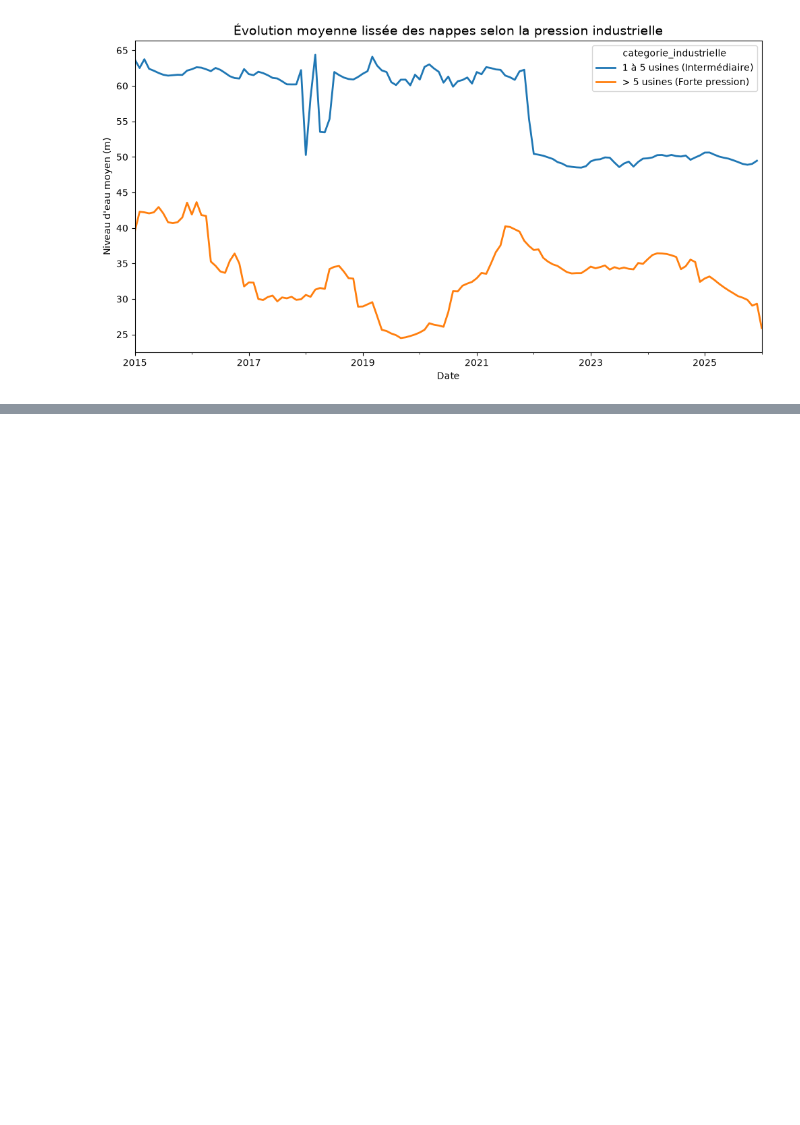
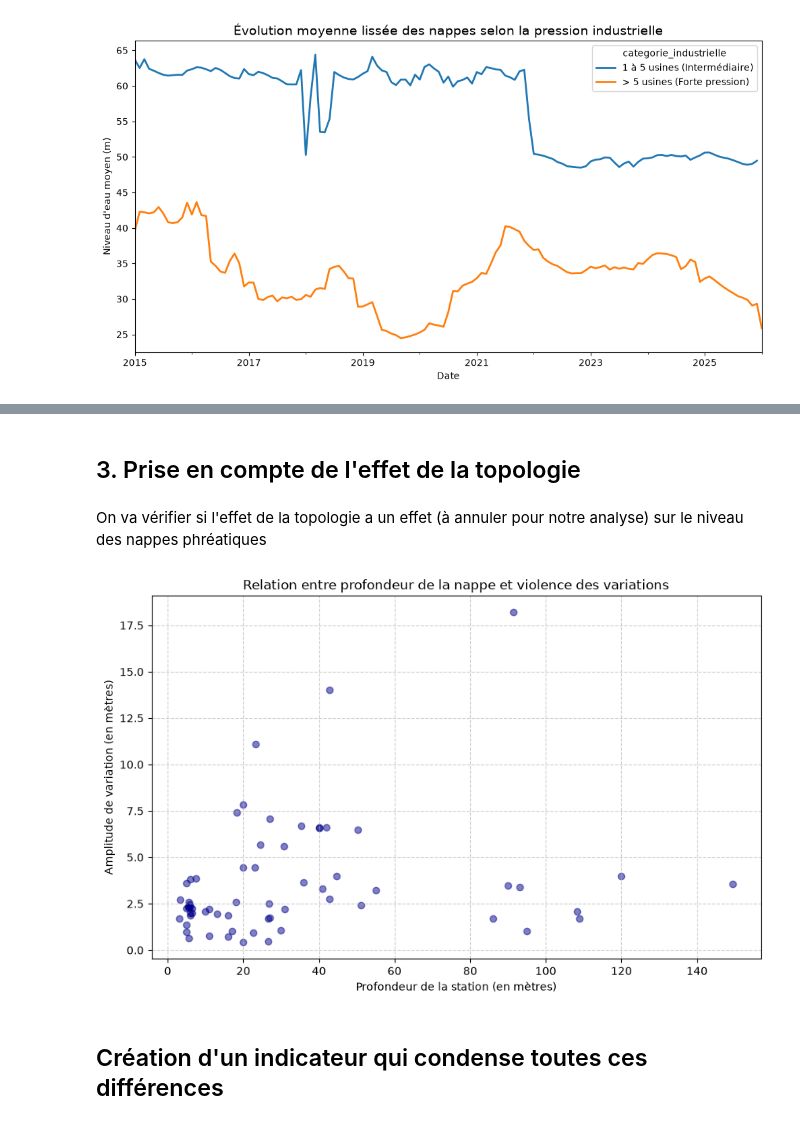
Before and after one commit to Nathan-de-J/PYDS, a Jupyter notebook: website/code/index_nathan.ipynb, the cells around one changed output, grey strips where cells are left out. Saved outputs shown, nothing was run; the diff lists cells and outputs as text; code cells hidden in the pictures; blank space fills up the shorter version.

```diff
--- a/website/code/index_nathan.ipynb
+++ b/website/code/index_nathan.ipynb
@@ -322,0 +405,19 @@ Text(0.5, 0, 'Date')
+# %% [markdown]
+## 3. Prise en compte de l'effet de la topologie
+# %% [markdown]
+On va vérifier si l'effet de la topologie a un effet (à annuler pour notre analyse) sur le niveau des nappes phréatiques
+# %%
+plt.figure(figsize=(10, 6))
+# On limite l'axe X à 150m pour ne pas écraser le graphique avec les extrêmes
+donnees_visuelles = stations_analyse[stations_analyse['profondeur_investigation'] < 150]
+
+plt.scatter(donnees_visuelles['profondeur_investigation'], donnees_visuelles['amplitude_metres'], alpha=0.5, c='darkblue')
+plt.title("Relation entre profondeur de la nappe et violence des variations")
+plt.xlabel("Profondeur de la station (en mètres)")
+plt.ylabel("Amplitude de variation (en mètres)")
+plt.grid(True, linestyle='--', alpha=0.6)
+plt.show()
+# %% [output]
+[figure, added]
+# %% [markdown]
+## Création d'un indicateur qui condense toutes ces différences
```
Also changed, not shown: parts of 13 cells of this notebook.
